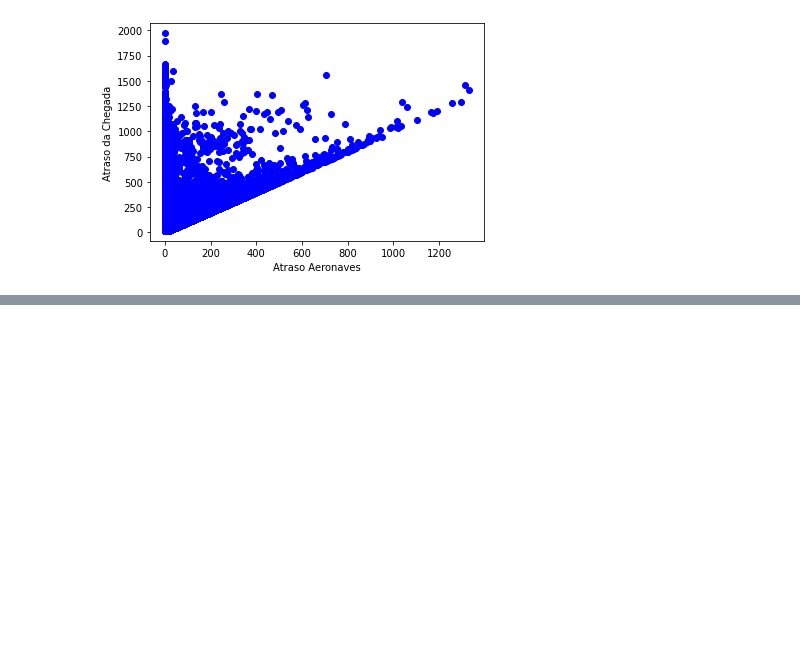
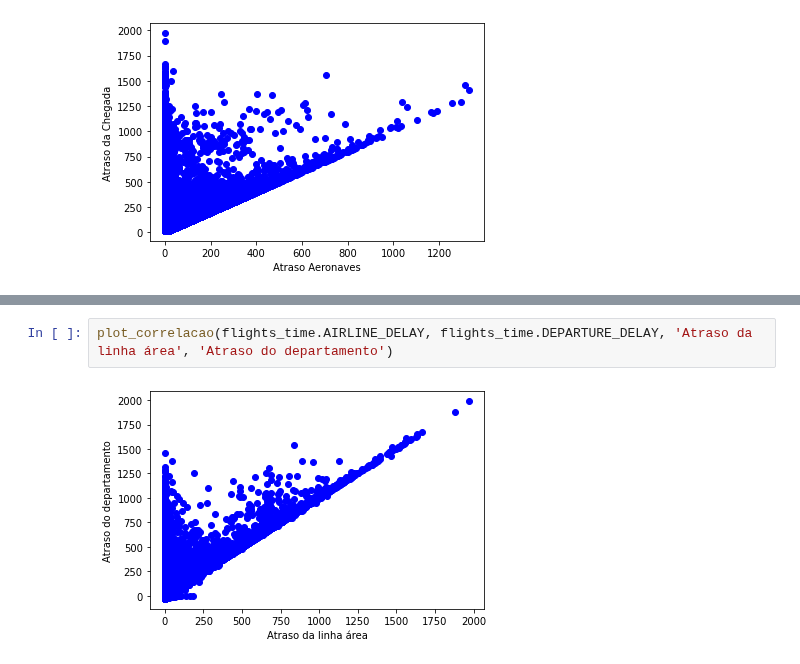
Before and after one commit to IonaSantana/Artificial-Intelligence, a Jupyter notebook: Flight_delay.ipynb, the cells around one changed output, grey strips where cells are left out. Drawn from its saved outputs; the diff is of its cells as text; blank space fills up the shorter version.

```diff
--- a/Flight_delay.ipynb
+++ b/Flight_delay.ipynb
@@ -239,0 +275,4 @@ plot_correlacao(flights_time.LATE_AIRCRAFT_DELAY, flights_time.ARRIVAL_DELAY, 'A
+# %%
+plot_correlacao(flights_time.AIRLINE_DELAY, flights_time.DEPARTURE_DELAY, 'Atraso da linha área', 'Atraso do departamento')
+# %% [output]
+[figure, added]
```
Also changed, not shown: parts of 10 cells of this notebook.
